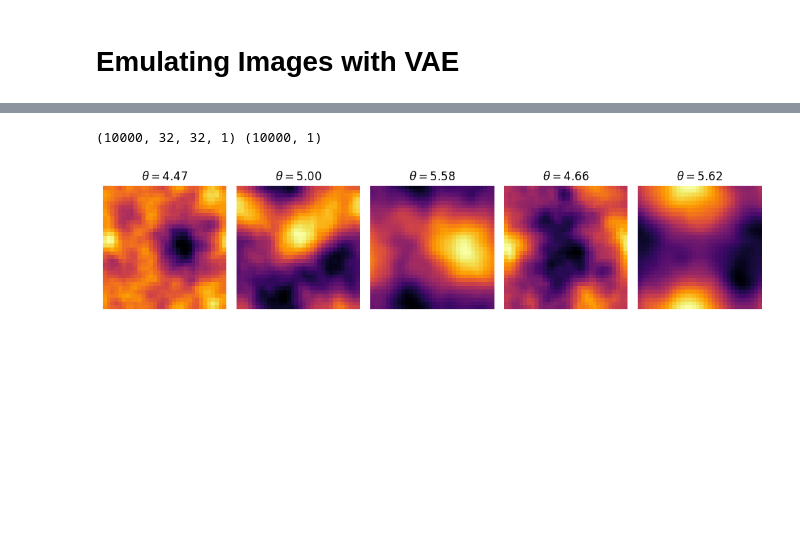
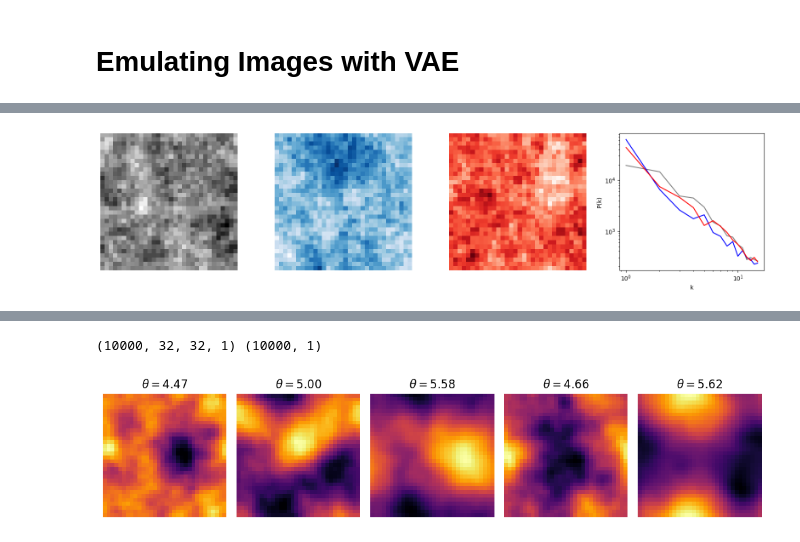
Before and after one commit to htjb/Talks, a Jupyter notebook: Lectures/MPhil_Data_Intensive_Science_Lectures/mphil-lecture-examples/vae/example.ipynb, the cells around one changed output, grey strips where cells are left out. Saved outputs shown, nothing was run; the diff lists cells and outputs as text; code cells hidden in the pictures; blank space fills up the shorter version.

Commit message:
better training and more graphs

```diff
--- a/Lectures/MPhil_Data_Intensive_Science_Lectures/mphil-lecture-examples/vae/example.ipynb
+++ b/Lectures/MPhil_Data_Intensive_Science_Lectures/mphil-lecture-examples/vae/example.ipynb
@@ -46,0 +73,20 @@ Text(0.5, 1.0, 'Gaussian Random Field')
+# %%
+import matplotlib.pyplot as plt
+
+theta_example = 2
+fig, ax = plt.subplots(1, 4, figsize=(16, 4))
+cmaps = ['gray', 'Blues', 'Reds']
+colors = ['gray', 'blue', 'red']
+for i in range(3):
+    grf_image = generate_grf(beta=theta_example)
+    cb = ax[i].imshow(grf_image, cmap=cmaps[i])
+    ax[i].axis('off')
+    k_vals, P_k = compute_power_spectrum_2d(grf_image)
+    ax[-1].plot(k_vals, P_k, color=colors[i])
+    ax[-1].set_xscale('log')
+    ax[-1].set_yscale('log')
+    ax[-1].set_xlabel('k')
+    ax[-1].set_ylabel('P(k)')
+plt.tight_layout()
+# %% [output]
+[figure, added]
```
Also changed, not shown: parts of 4 cells of this notebook.
